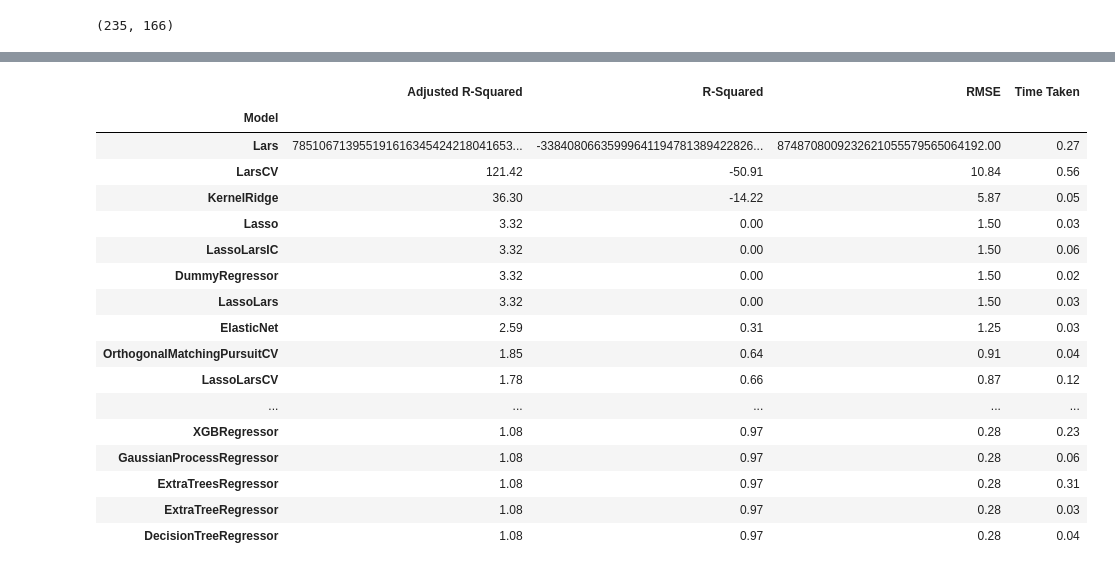
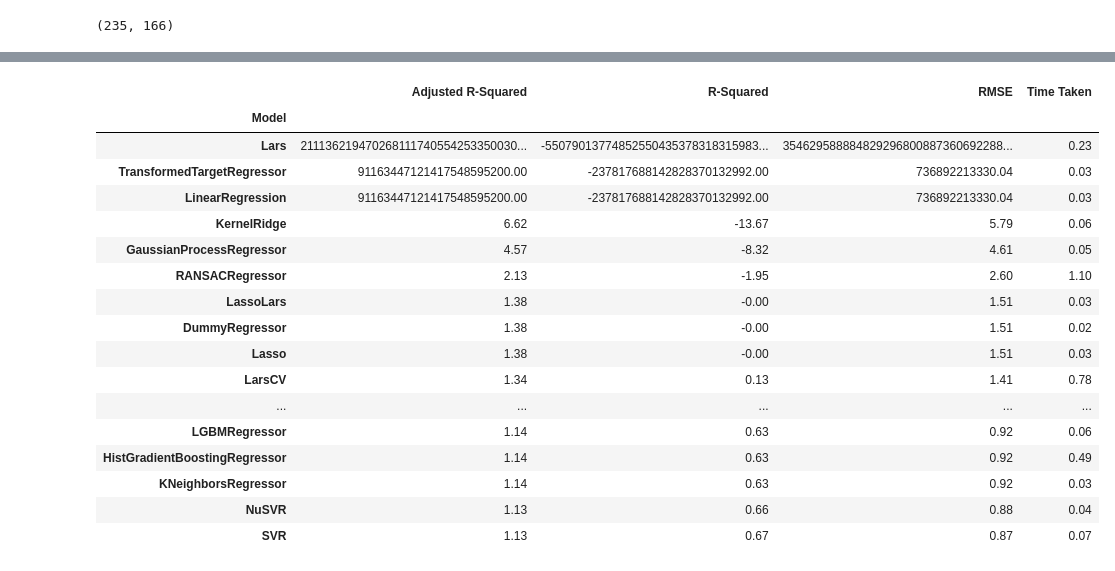
Before and after one commit to AnVales/Drug-discovery, a Jupyter notebook: drug_discovery_5.ipynb, the cells around one changed output, grey strips where cells are left out. Cells and saved outputs as stored; diff of their text form; code cells hidden in the pictures.

```diff
--- a/drug_discovery_5.ipynb
+++ b/drug_discovery_5.ipynb
@@ -110,21 +97,22 @@ models_train
-# %%
-predictions_train
-# %% [output]
-|  | Adjusted R-Squared | R-Squared | RMSE | Time Taken |
-| Model |  |  |  |  |
-| Lars | 785106713955191616345424218041653... | -33840806635999641194781389422826... | 8748708009232621055579565064192.00 | 0.27 |
-| LarsCV | 121.42 | -50.91 | 10.84 | 0.56 |
-| KernelRidge | 36.30 | -14.22 | 5.87 | 0.05 |
-| Lasso | 3.32 | 0.00 | 1.50 | 0.03 |
-| LassoLarsIC | 3.32 | 0.00 | 1.50 | 0.06 |
-| DummyRegressor | 3.32 | 0.00 | 1.50 | 0.02 |
-| LassoLars | 3.32 | 0.00 | 1.50 | 0.03 |
-| ElasticNet | 2.59 | 0.31 | 1.25 | 0.03 |
-| OrthogonalMatchingPursuitCV | 1.85 | 0.64 | 0.91 | 0.04 |
-| LassoLarsCV | 1.78 | 0.66 | 0.87 | 0.12 |
-| ... | ... | ... | ... | ... |
-| XGBRegressor | 1.08 | 0.97 | 0.28 | 0.23 |
-| GaussianProcessRegressor | 1.08 | 0.97 | 0.28 | 0.06 |
-| ExtraTreesRegressor | 1.08 | 0.97 | 0.28 | 0.31 |
-| ExtraTreeRegressor | 1.08 | 0.97 | 0.28 | 0.03 |
-| DecisionTreeRegressor | 1.08 | 0.97 | 0.28 | 0.04 |
+# %%
+# Performance table of the training set (80% subset)
+train
+# %% [output]
+|  | Adjusted R-Squared | R-Squared | RMSE | Time Taken |
+| Model |  |  |  |  |
+| Lars | 211136219470268111740554253350030... | -55079013774852550435378318315983... | 354629588884829296800887360692288... | 0.23 |
+| TransformedTargetRegressor | 91163447121417548595200.00 | -237817688142828370132992.00 | 736892213330.04 | 0.03 |
+| LinearRegression | 91163447121417548595200.00 | -237817688142828370132992.00 | 736892213330.04 | 0.03 |
+| KernelRidge | 6.62 | -13.67 | 5.79 | 0.06 |
+| GaussianProcessRegressor | 4.57 | -8.32 | 4.61 | 0.05 |
+| RANSACRegressor | 2.13 | -1.95 | 2.60 | 1.10 |
+| LassoLars | 1.38 | -0.00 | 1.51 | 0.03 |
+| DummyRegressor | 1.38 | -0.00 | 1.51 | 0.02 |
+| Lasso | 1.38 | -0.00 | 1.51 | 0.03 |
+| LarsCV | 1.34 | 0.13 | 1.41 | 0.78 |
+| ... | ... | ... | ... | ... |
+| LGBMRegressor | 1.14 | 0.63 | 0.92 | 0.06 |
+| HistGradientBoostingRegressor | 1.14 | 0.63 | 0.92 | 0.49 |
+| KNeighborsRegressor | 1.14 | 0.63 | 0.92 | 0.03 |
+| NuSVR | 1.13 | 0.66 | 0.88 | 0.04 |
+| SVR | 1.13 | 0.67 | 0.87 | 0.07 |
```
Also changed, not shown: parts of 11 cells of this notebook.
